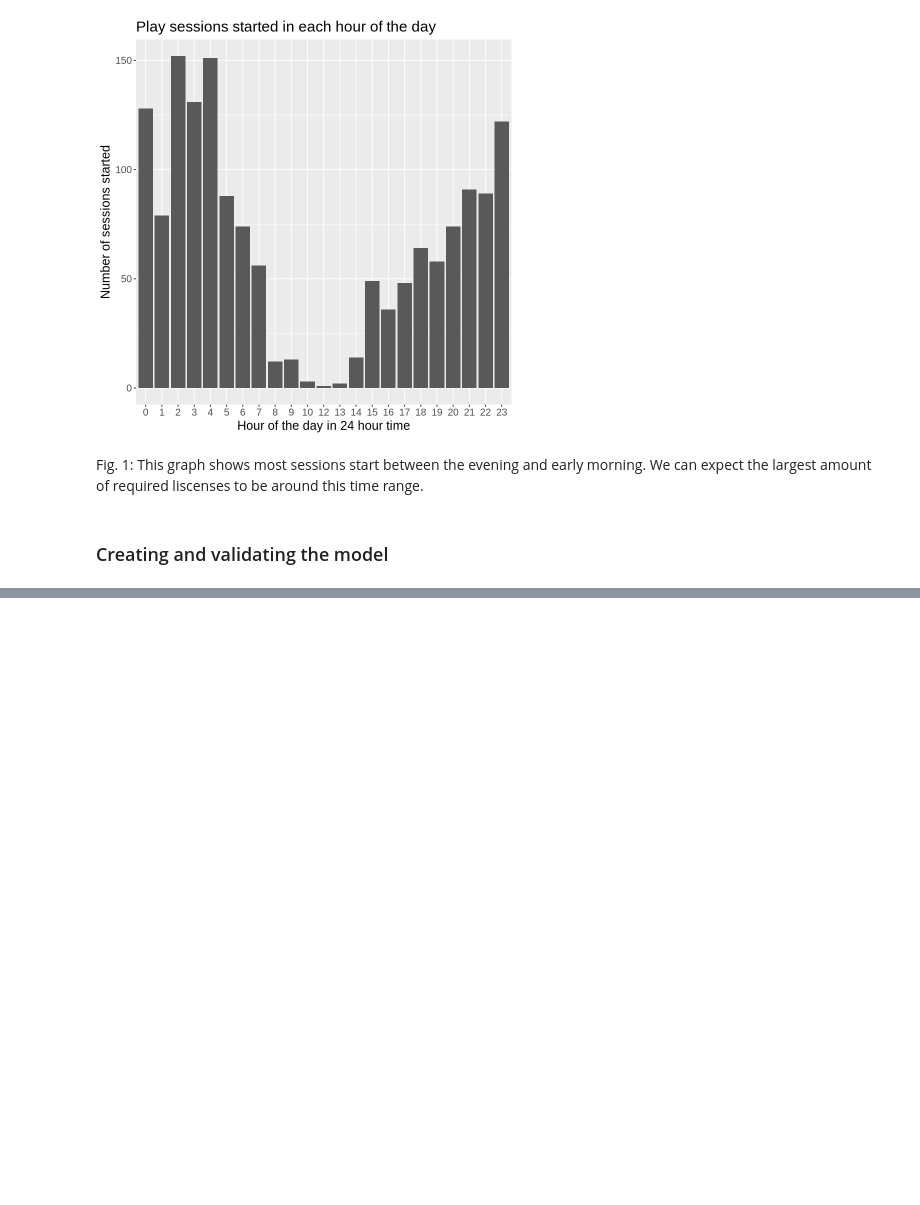
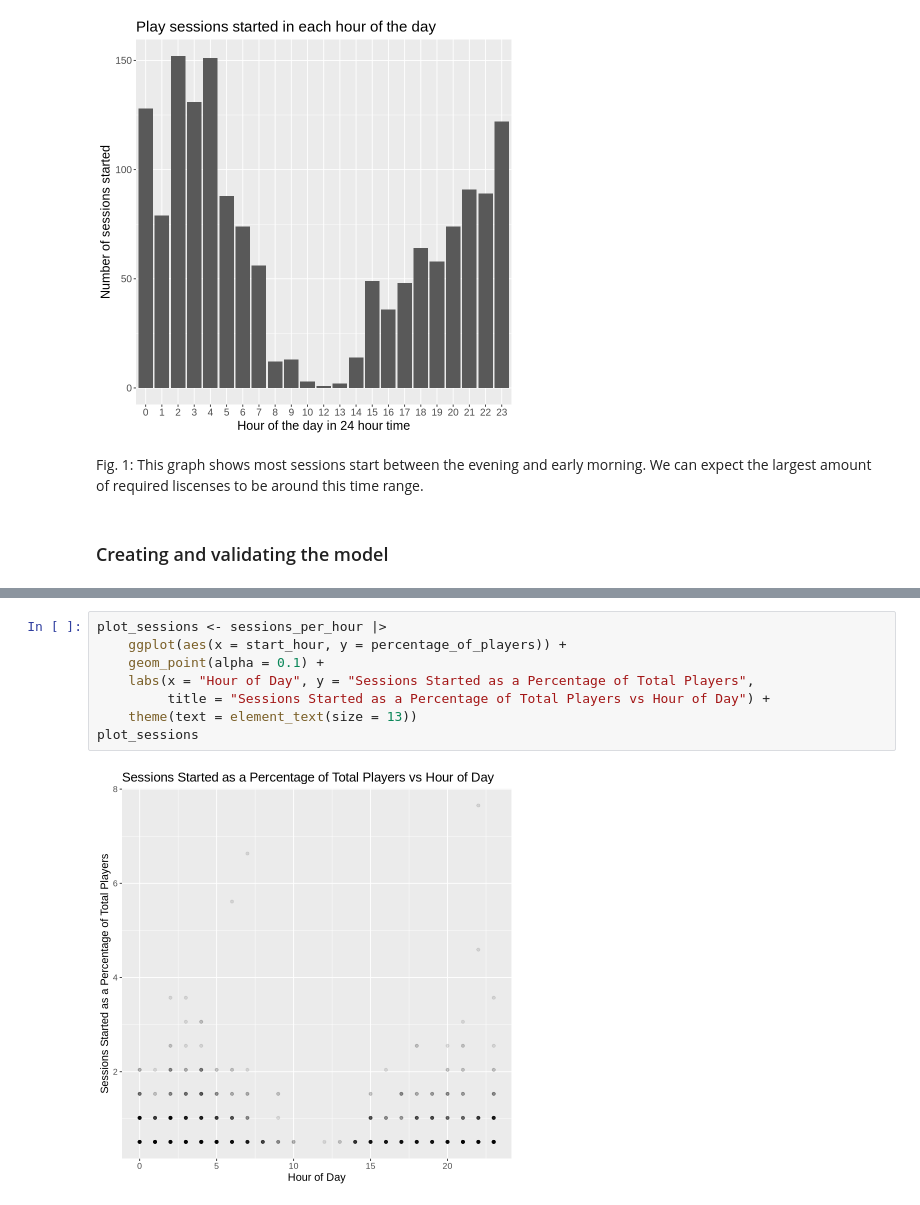
Before and after one commit to masterdoge13/dsci100-project, a Jupyter notebook: Group Project Final Report.ipynb, the cells around one changed output, grey strips where cells are left out. Cells and saved outputs as stored; diff of their text form; blank space fills up the shorter version.

```diff
--- a/Group Project Final Report.ipynb
+++ b/Group Project Final Report.ipynb
@@ -175 +170,11 @@ A grouped_df: 948 × 5
+# %%
+plot_sessions <- sessions_per_hour |>
+    ggplot(aes(x = start_hour, y = percentage_of_players)) +
+    geom_point(alpha = 0.1) +
+    labs(x = "Hour of Day", y = "Sessions Started as a Percentage of Total Players",
+         title = "Sessions Started as a Percentage of Total Players vs Hour of Day") +
+    theme(text = element_text(size = 13))
+plot_sessions
+# %% [output]
+[figure, added]
 # %%
```
Also changed, not shown: parts of 10 cells of this notebook.
